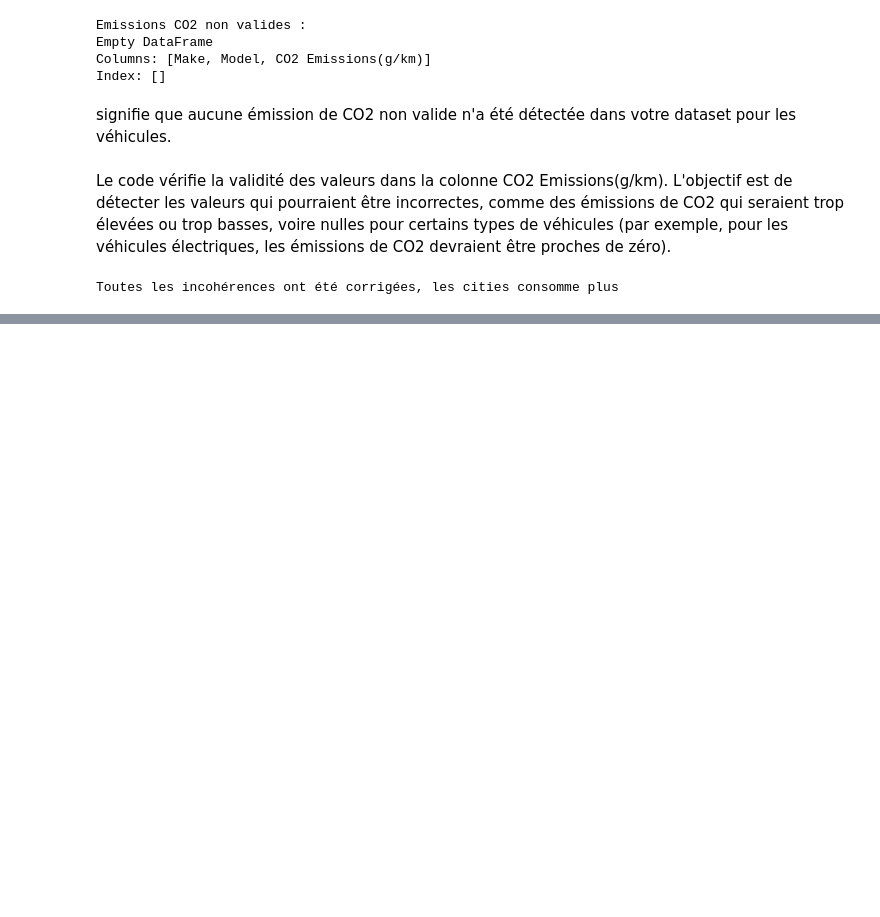
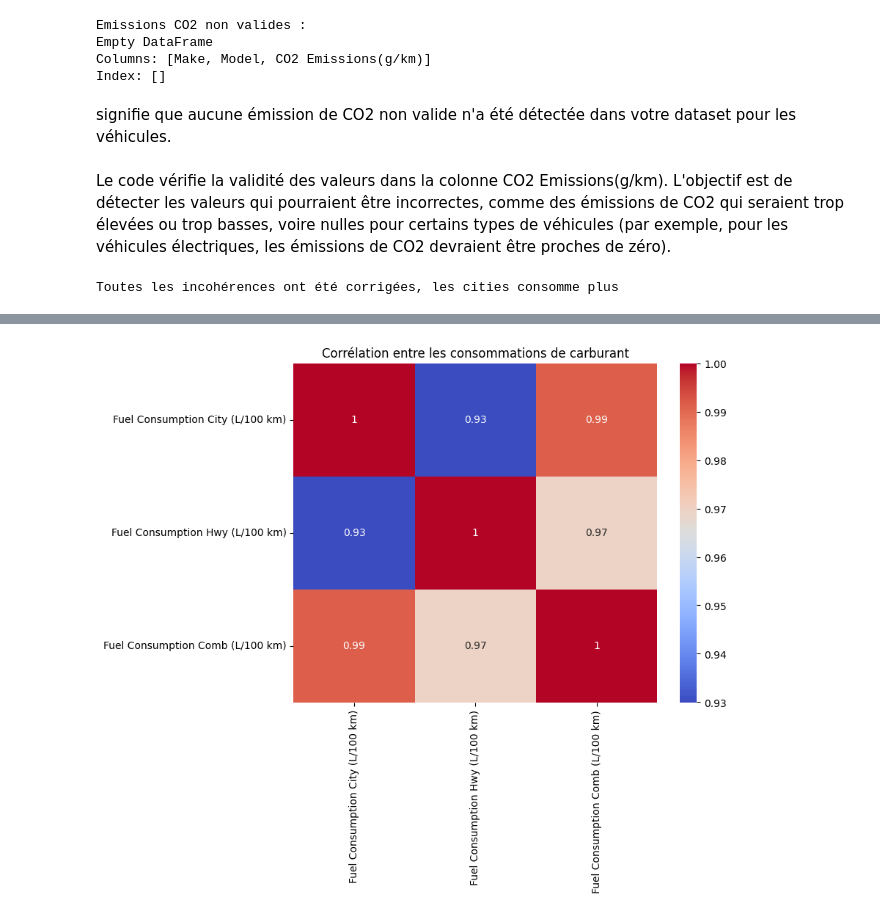
Before and after one commit to AnaisNaitAtmane/Projet-, a Jupyter notebook: fichier.ipynb, the cells around one changed output, grey strips where cells are left out. Saved outputs shown, nothing was run; the diff lists cells and outputs as text; code cells hidden in the pictures; blank space fills up the shorter version.

```diff
--- a/fichier.ipynb
+++ b/fichier.ipynb
@@ -373,0 +528,16 @@ Toutes les incohérences ont été corrigées, les cities consomme plus
+# %%
+import seaborn as sns
+import matplotlib.pyplot as plt
+
+# Calculer la matrice de corrélation pour les trois variables
+corr_matrix = df_unique[['Fuel Consumption City (L/100 km)',
+                          'Fuel Consumption Hwy (L/100 km)',
+                          'Fuel Consumption Comb (L/100 km)']].corr()
+
+# Afficher la heatmap
+plt.figure(figsize=(8, 6))
+sns.heatmap(corr_matrix, annot=True, cmap='coolwarm')
+plt.title("Corrélation entre les consommations de carburant")
+plt.show()
+# %% [output]
+[figure, added]
```
Also changed, not shown: parts of 50 cells of this notebook.
